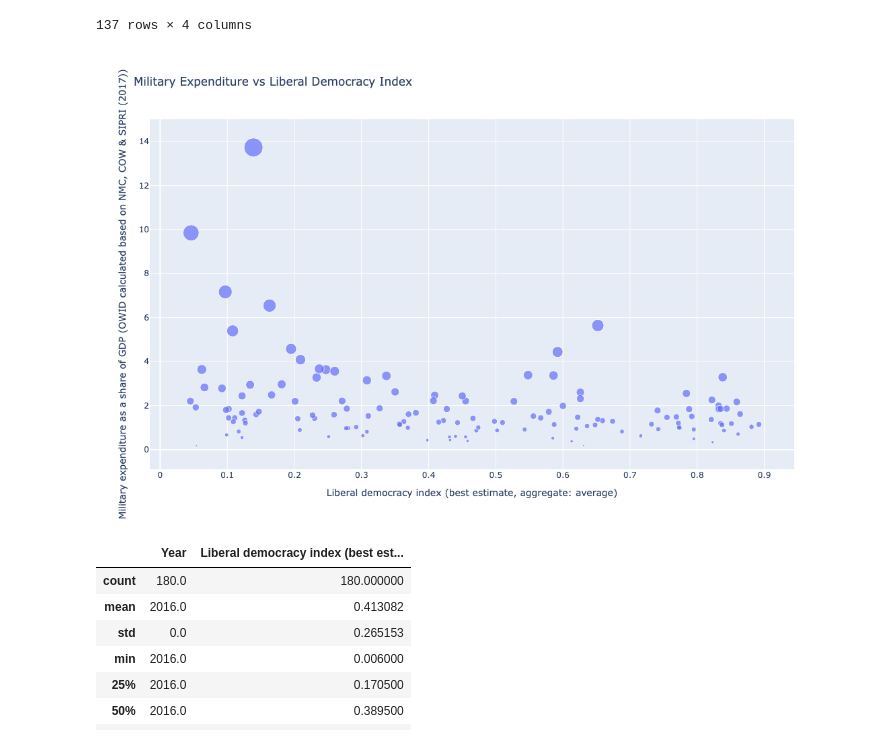
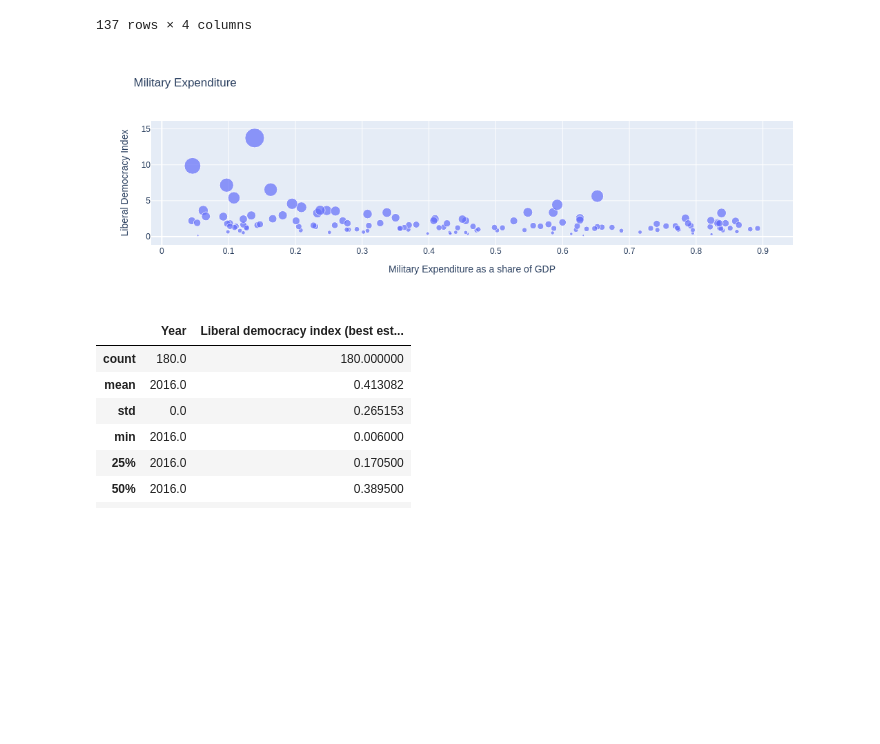
Before and after one commit to tkBischoff/DataVizDemocracy, a Jupyter notebook: zabi.ipynb, the cells around one changed output. Drawn from its saved outputs; the diff is of its cells as text; code cells hidden in the pictures; blank space fills up the shorter version.

```diff
--- a/zabi.ipynb
+++ b/zabi.ipynb
@@ -362,34 +327,39 @@ filtered_df
 # %%
 # Assuming df_cleaned and military_expenditure_gdp_clean are your dataframes
 # Merge the dataframes on 'Entity' and 'Year'
 
 # Merge the filtered dataframes
 merged_df_2016 = pd.merge(df_cleaned_2017, filtered_df, on=['Entity', 'Year'])
 
 
 # Plotting
 # Create a scatter plot using Plotly
 fig = px.scatter(
     merged_df_2016,
     y='Military expenditure as a share of GDP (OWID calculated based on NMC, COW & SIPRI (2017))',
     x='Liberal democracy index (best estimate, aggregate: average)',
     hover_name='Entity',  # Display country names on hover
-    title='Military Expenditure vs Liberal Democracy Index',
+    title='Military Expenditure',
     size='Military expenditure as a share of GDP (OWID calculated based on NMC, COW & SIPRI (2017))',
-    height=700,
-    labels={
-        'x': 'Military Expenditure as a share of GDP',
-        'y': 'Liberal Democracy Index'
-    },
+    width=700,
+    #labels={
+    #    'x': 'Military Expenditure as a share of GDP',
+    #    'y': 'Liberal Democracy Index'
+    #},
     template='plotly'
+)
+fig.update_layout(
+    xaxis_title='Military Expenditure as a share of GDP',
+    yaxis_title='Liberal Democracy Index'
 )
 
 # Update the text position for better readability
 fig.update_traces(textposition='bottom center')
+fig.write_html('plots/militzry_spending.html')
 
 fig.show()
 # %% [output]
-[figure, old version]
+[figure, new version]
 # %%
 # check the column types
 df_cleaned_2017.describe()
```
Also changed, not shown: parts of 8 cells of this notebook, 9 other files.
